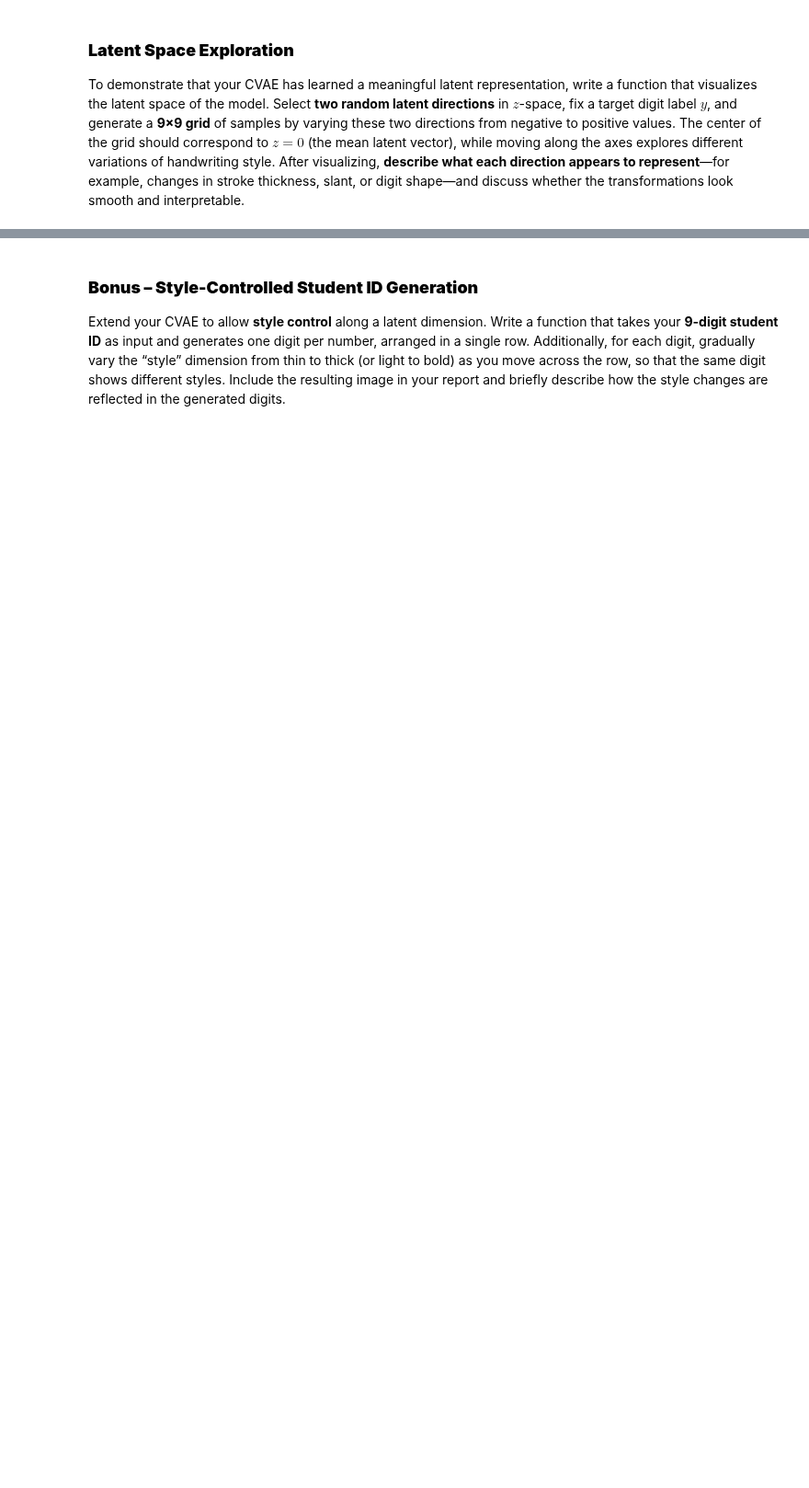
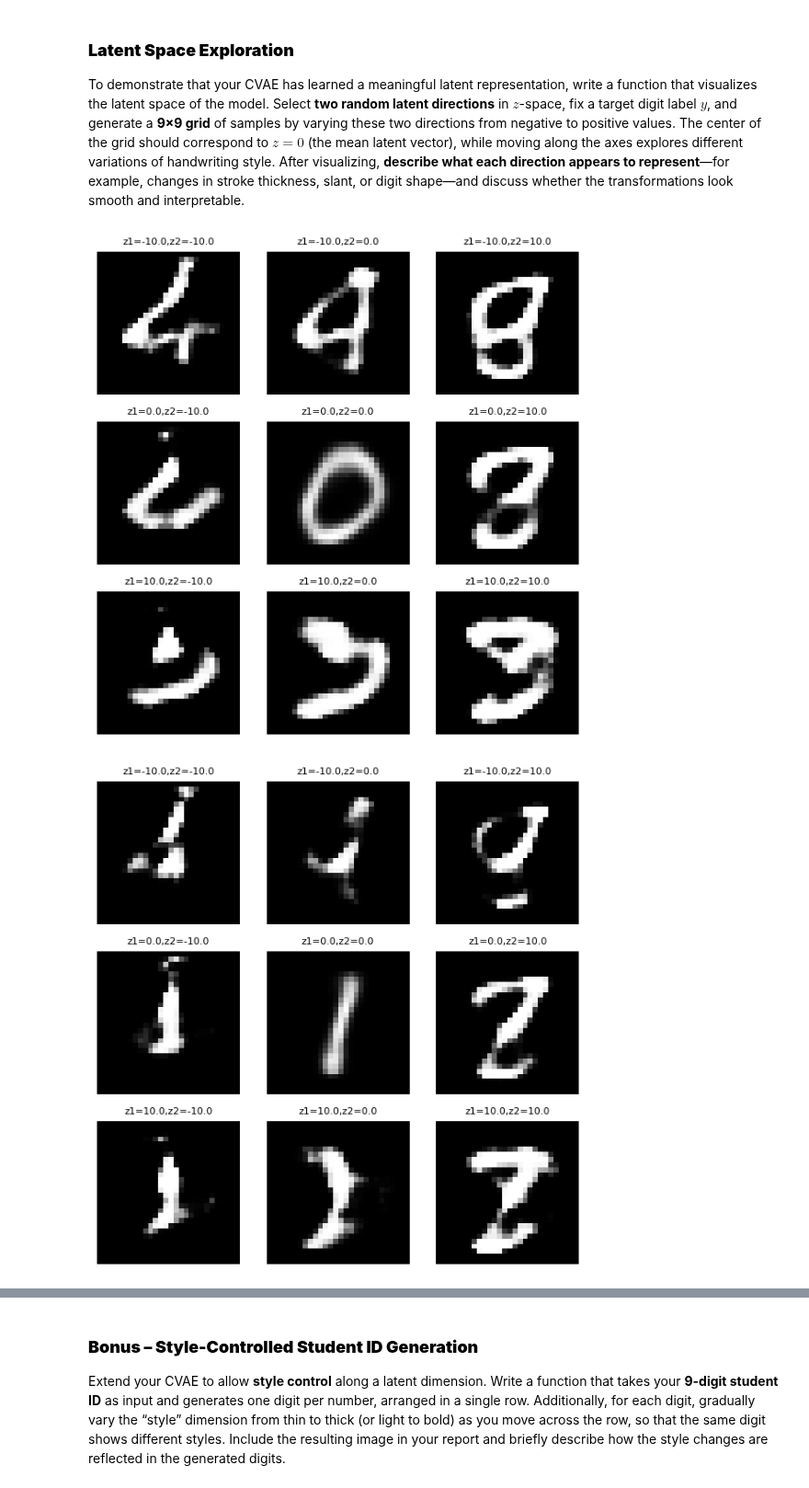
Before and after one commit to ParsaGhezelbash/Deep-Generative-Models, a Jupyter notebook: HW/HW 2/CHW2.ipynb, the cells around one changed output, grey strips where cells are left out. Shown at 92% size. Drawn from its saved outputs; the diff is of its cells as text; code cells hidden in the pictures; blank space fills up the shorter version.

```diff
--- a/HW/HW 2/CHW2.ipynb
+++ b/HW/HW 2/CHW2.ipynb
@@ -860,31 +878,34 @@ After visualizing, **describe what each direction appears to represent**—for e
 # %%
 def visualize_latent_space(model, y_label, z_dim=20, grid_size=10, scale=3, device='cpu'):
     model.eval()
     digit = y_label
     imgs = []
     titles = []
     with torch.no_grad():
         y = F.one_hot(torch.tensor([digit]), num_classes=10).float().to(device)
 
         for i in range(grid_size):
             for j in range(grid_size):
                 z1 = scale * (i / (grid_size - 1) - 0.5) * 2
                 z2 = scale * (j / (grid_size - 1) - 0.5) * 2
                 z = torch.zeros(1, z_dim).to(device)
                 if z_dim >= 2:
                     z[0, 0] = z1
                     z[0, 1] = z2
                 else:
                     z[0, 0] = z1
 
                 x_gen = model.decoder(z, y)
                 imgs.append(x_gen.squeeze(0).cpu())
                 titles.append(f"z1={z1:.1f},z2={z2:.1f}")
-    show_grid(imgs, titles=titles, nrows=grid_size, ncols=grid_size, figsize=(grid_size, grid_size))
+    show_grid(imgs, titles=titles, nrows=grid_size, ncols=grid_size, figsize=(grid_size*2, grid_size*2))
 
-visualize_latent_space(model, y_label=0, z_dim=20, grid_size=10, scale=3, device=device)
-visualize_latent_space(model, y_label=1, z_dim=20, grid_size=10, scale=3, device=device)
-visualize_latent_space(model, y_label=2, z_dim=20, grid_size=10, scale=3, device=device)
-visualize_latent_space(model, y_label=3, z_dim=20, grid_size=10, scale=3, device=device)
-visualize_latent_space(model, y_label=4, z_dim=20, grid_size=10, scale=3, device=device)
-visualize_latent_space(model, y_label=5, z_dim=20, grid_size=10, scale=3, device=device)
+visualize_latent_space(model, y_label=0, z_dim=20, grid_size=3, scale=10, device=device)
+visualize_latent_space(model, y_label=1, z_dim=20, grid_size=3, scale=10, device=device)
+visualize_latent_space(model, y_label=2, z_dim=20, grid_size=3, scale=10, device=device)
+visualize_latent_space(model, y_label=3, z_dim=20, grid_size=3, scale=10, device=device)
+visualize_latent_space(model, y_label=4, z_dim=20, grid_size=3, scale=10, device=device)
+visualize_latent_space(model, y_label=5, z_dim=20, grid_size=3, scale=10, device=device)
+# %% [output]
+[figure, added]
+[figure, added]
```
Also changed, not shown: parts of 6 cells of this notebook.
